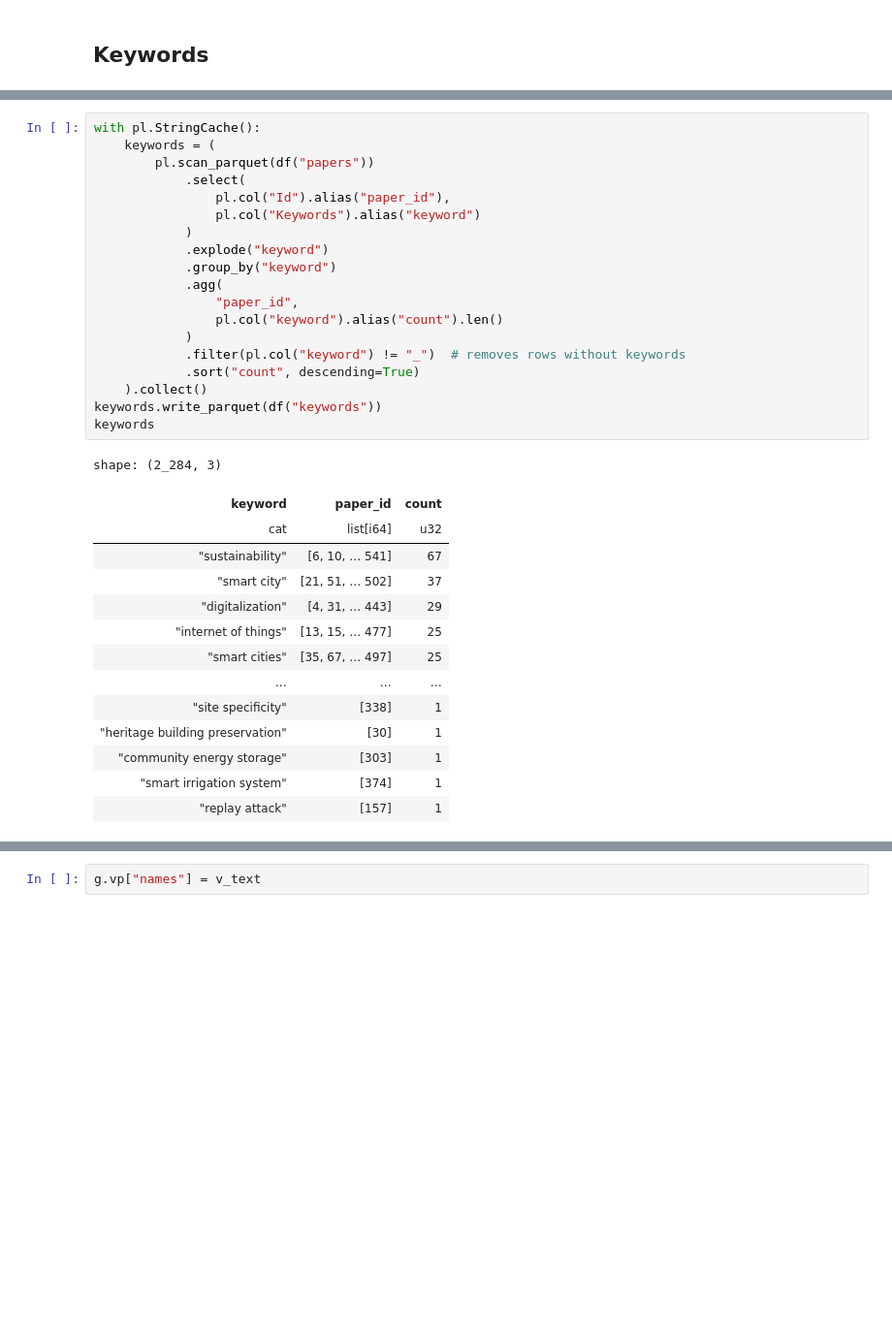
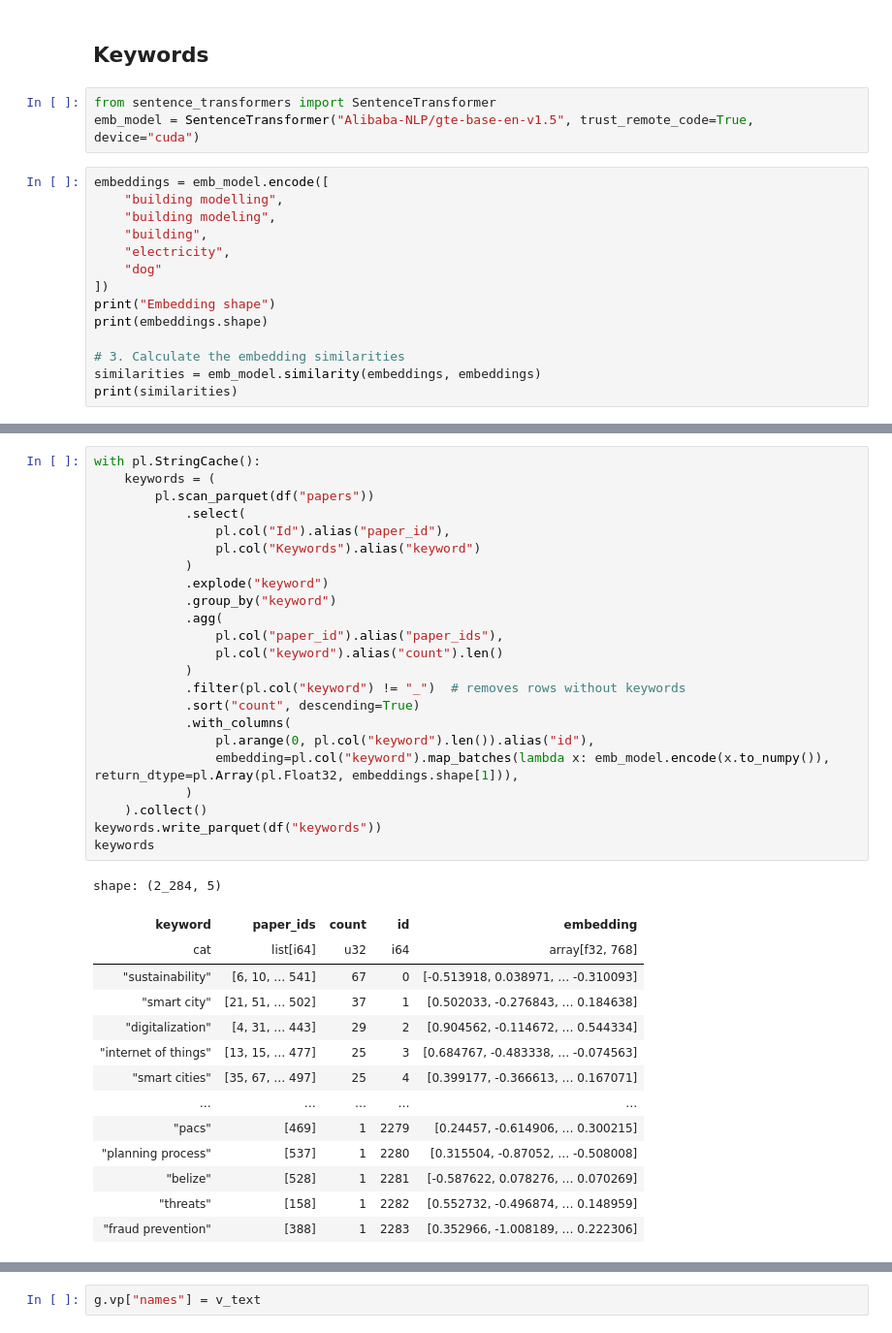
Before and after one commit to ShaitanLyss/pfe-literature-review-2024, a Jupyter notebook: notebook_lyss.ipynb, the cells around one changed output, grey strips where cells are left out. Shown: that part at 97% size. Saved outputs shown, nothing was run; the diff lists cells and outputs as text; blank space fills up the shorter version.

```diff
--- a/notebook_lyss.ipynb
+++ b/notebook_lyss.ipynb
@@ -99,3 +105,20 @@ shape: (10_195, 4)
 | ["decentralization", "brute force... | [157] | 1 | 0.0 |
 # %% [markdown]
 ## Keywords
+# %%
+from sentence_transformers import SentenceTransformer
+emb_model = SentenceTransformer("Alibaba-NLP/gte-base-en-v1.5", trust_remote_code=True, device="cuda")
+# %%
+embeddings = emb_model.encode([
+    "building modelling",
+    "building modeling",
+    "building",
+    "electricity",
+    "dog"
+])
+print("Embedding shape")
+print(embeddings.shape)
+
+# 3. Calculate the embedding similarities
+similarities = emb_model.similarity(embeddings, embeddings)
+print(similarities)
@@ -102,34 +133,38 @@ shape: (10_195, 4)
 # %%
 with pl.StringCache():
     keywords = (
         pl.scan_parquet(df("papers"))
             .select(
                 pl.col("Id").alias("paper_id"),
                 pl.col("Keywords").alias("keyword")
             )
             .explode("keyword")
             .group_by("keyword")
             .agg(
-                "paper_id",
+                pl.col("paper_id").alias("paper_ids"),
                 pl.col("keyword").alias("count").len()
             )
             .filter(pl.col("keyword") != "_")  # removes rows without keywords
             .sort("count", descending=True)
+            .with_columns(
+                pl.arange(0, pl.col("keyword").len()).alias("id"),
+                embedding=pl.col("keyword").map_batches(lambda x: emb_model.encode(x.to_numpy()), return_dtype=pl.Array(pl.Float32, embeddings.shape[1])),
+            )
     ).collect()
 keywords.write_parquet(df("keywords"))
 keywords
 # %% [output]
-shape: (2_284, 3)
+shape: (2_284, 5)
-| keyword | paper_id | count |
-| cat | list[i64] | u32 |
-| "sustainability" | [6, 10, … 541] | 67 |
-| "smart city" | [21, 51, … 502] | 37 |
-| "digitalization" | [4, 31, … 443] | 29 |
-| "internet of things" | [13, 15, … 477] | 25 |
-| "smart cities" | [35, 67, … 497] | 25 |
-| … | … | … |
-| "site specificity" | [338] | 1 |
-| "heritage building preservation" | [30] | 1 |
-| "community energy storage" | [303] | 1 |
-| "smart irrigation system" | [374] | 1 |
-| "replay attack" | [157] | 1 |
+| keyword | paper_ids | count | id | embedding |
+| cat | list[i64] | u32 | i64 | array[f32, 768] |
+| "sustainability" | [6, 10, … 541] | 67 | 0 | [-0.513918, 0.038971, … -0.310093] |
+| "smart city" | [21, 51, … 502] | 37 | 1 | [0.502033, -0.276843, … 0.184638] |
+| "digitalization" | [4, 31, … 443] | 29 | 2 | [0.904562, -0.114672, … 0.544334] |
+| "internet of things" | [13, 15, … 477] | 25 | 3 | [0.684767, -0.483338, … -0.074563] |
+| "smart cities" | [35, 67, … 497] | 25 | 4 | [0.399177, -0.366613, … 0.167071] |
+| … | … | … | … | … |
+| "pacs" | [469] | 1 | 2279 | [0.24457, -0.614906, … 0.300215] |
+| "planning process" | [537] | 1 | 2280 | [0.315504, -0.87052, … -0.508008] |
+| "belize" | [528] | 1 | 2281 | [-0.587622, 0.078276, … 0.070269] |
+| "threats" | [158] | 1 | 2282 | [0.552732, -0.496874, … 0.148959] |
+| "fraud prevention" | [388] | 1 | 2283 | [0.352966, -1.008189, … 0.222306] |
```
Also changed, not shown: parts of 18 cells of this notebook, 7 other files.
